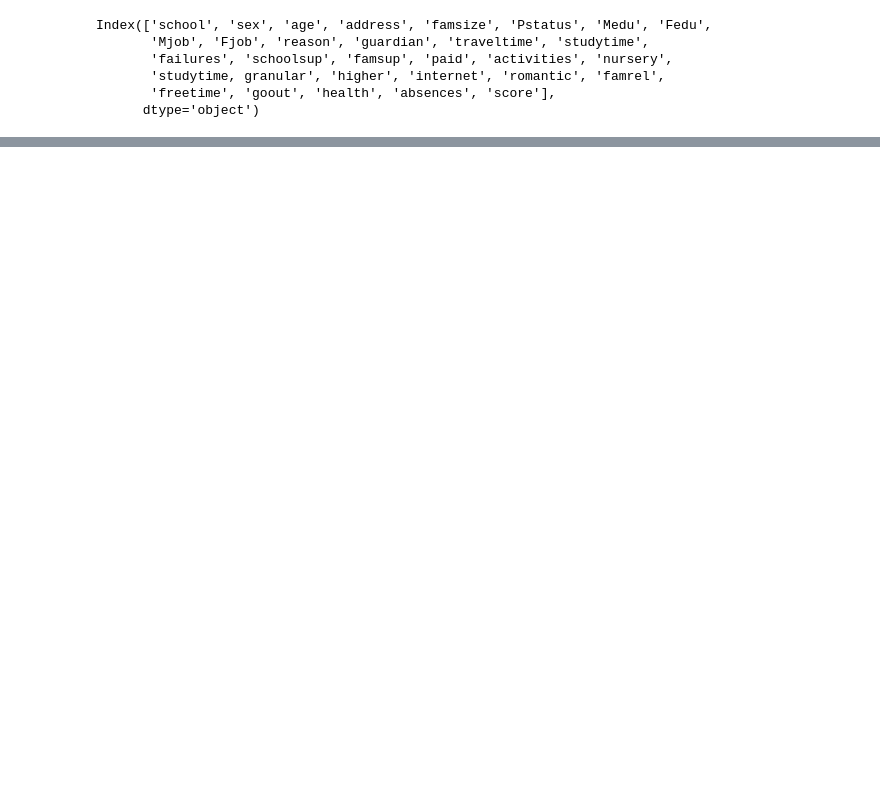
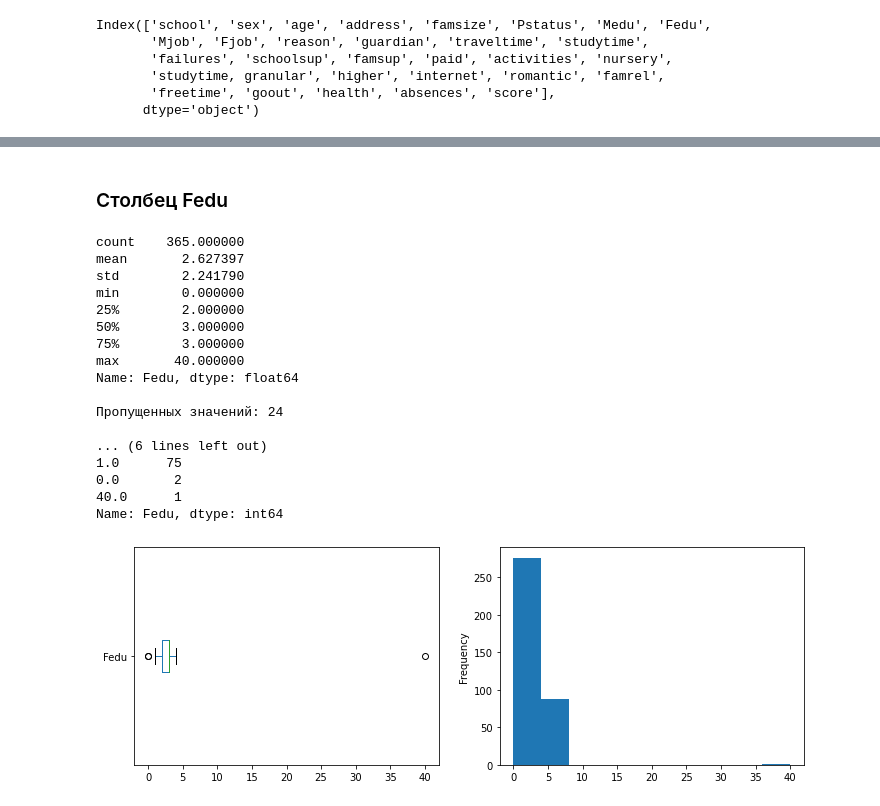
Before and after one commit to anya-chocolat/SkillFactory, a Jupyter notebook: module_2/math_students_EDA.ipynb, the cells around one changed output, grey strips where cells are left out. Drawn from its saved outputs; the diff is of its cells as text; code cells hidden in the pictures; blank space fills up the shorter version.

```diff
--- a/module_2/math_students_EDA.ipynb
+++ b/module_2/math_students_EDA.ipynb
@@ -139,0 +426,27 @@ df.isna()
+# %% [markdown]
+### Столбец Fedu
+# %%
+# Столбец Fedu - образование отца:
+# 0 - нет, 1 - 4 класса, 2 - 5-9 классы, 3 - среднее специальное или
+# 11 классов, 4 - высшее
+
+show_info('Fedu')
+# %% [output]
+count    365.000000
+mean       2.627397
+std        2.241790
+min        0.000000
+25%        2.000000
+50%        3.000000
+75%        3.000000
+max       40.000000
+Name: Fedu, dtype: float64
+
+Пропущенных значений: 24
+
+... (6 lines left out)
+1.0      75
+0.0       2
+40.0      1
+Name: Fedu, dtype: int64
+[figure, added]
```
Also changed, not shown: parts of 99 cells of this notebook.
